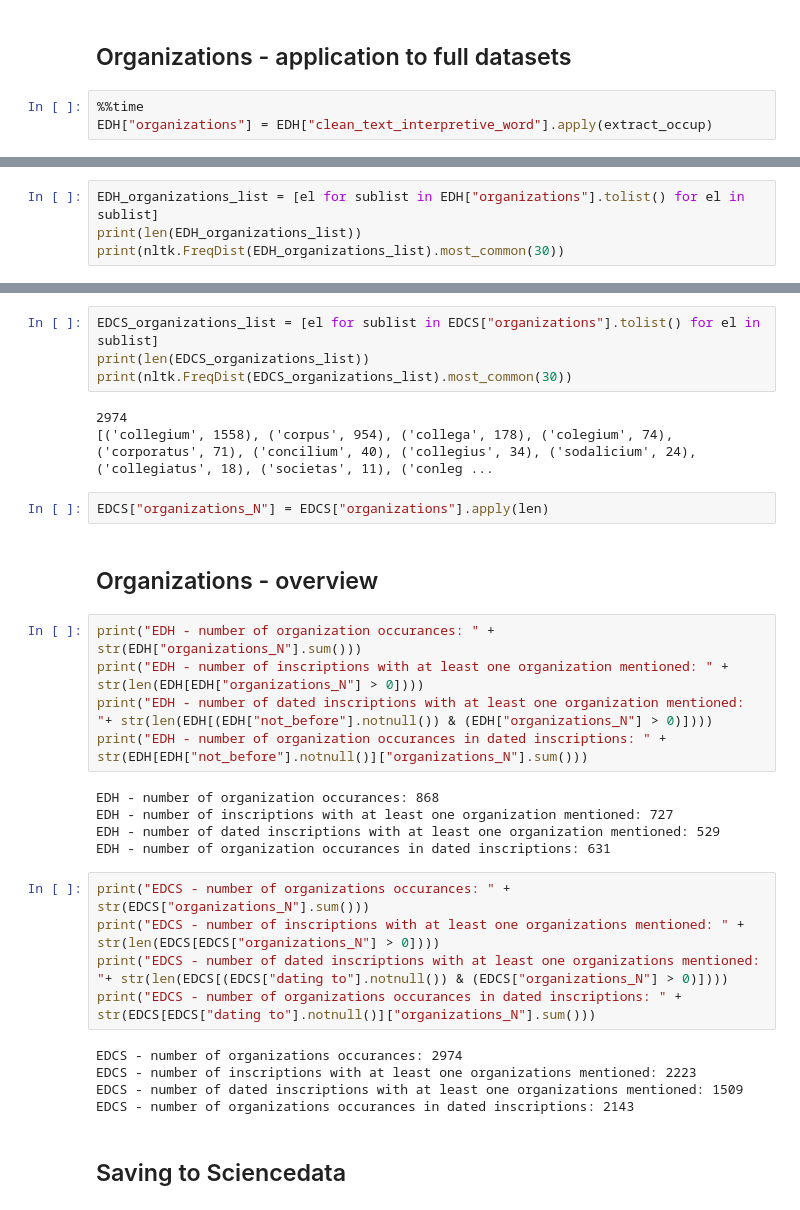
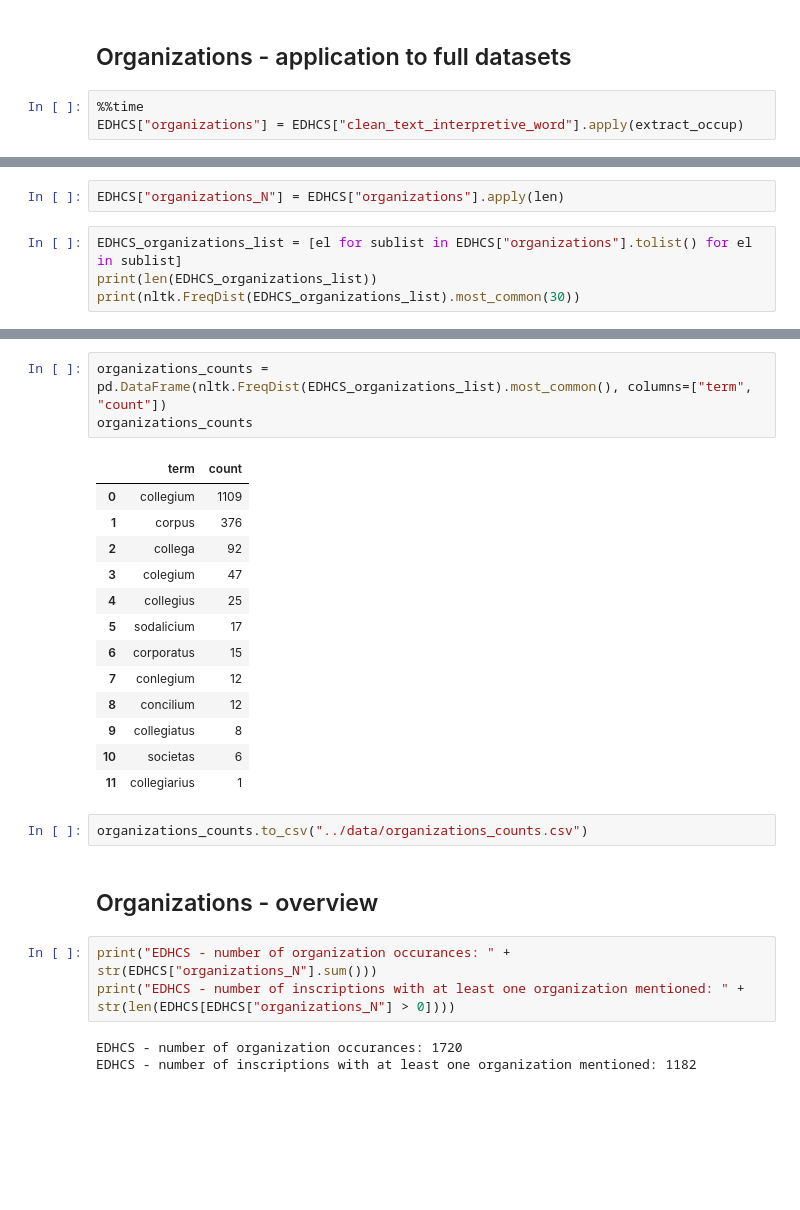
Before and after one commit to sdam-au/LI_ETL, a Jupyter notebook: scripts/4_EXTRACTING-OCCUPATIONS&ORGANIZATIONS.ipynb, the cells around one changed output, grey strips where cells are left out. Drawn from its saved outputs; the diff is of its cells as text; blank space fills up the shorter version.

```diff
--- a/scripts/4_EXTRACTING-OCCUPATIONS&ORGANIZATIONS.ipynb
+++ b/scripts/4_EXTRACTING-OCCUPATIONS&ORGANIZATIONS.ipynb
@@ -276,5 +223,5 @@ set_with_dataframe(occupations.add_worksheet("EDH_orgs_sample", 1, 1), EDH_occup
 ## Organizations - application to full datasets
 # %%
 %%time
-EDH["organizations"] = EDH["clean_text_interpretive_word"].apply(extract_occup)
+EDHCS["organizations"] = EDHCS["clean_text_interpretive_word"].apply(extract_occup)
 # %% [output]
@@ -283,5 +230,7 @@ Wall time: 1.18 s
+# %%
+EDHCS["organizations_N"] = EDHCS["organizations"].apply(len)
 # %%
-EDH_organizations_list = [el for sublist in EDH["organizations"].tolist() for el in sublist]
-print(len(EDH_organizations_list))
-print(nltk.FreqDist(EDH_organizations_list).most_common(30))
+EDHCS_organizations_list = [el for sublist in EDHCS["organizations"].tolist() for el in sublist]
+print(len(EDHCS_organizations_list))
+print(nltk.FreqDist(EDHCS_organizations_list).most_common(30))
 # %% [output]
@@ -298,33 +239,27 @@ Wall time: 4.28 s
-# %%
-EDCS_organizations_list = [el for sublist in EDCS["organizations"].tolist() for el in sublist]
-print(len(EDCS_organizations_list))
-print(nltk.FreqDist(EDCS_organizations_list).most_common(30))
-# %% [output]
-2974
-[('collegium', 1558), ('corpus', 954), ('collega', 178), ('colegium', 74), ('corporatus', 71), ('concilium', 40), ('collegius', 34), ('sodalicium', 24), ('collegiatus', 18), ('societas', 11), ('conleg ...
-# %%
-EDCS["organizations_N"] = EDCS["organizations"].apply(len)
+# %%
+organizations_counts = pd.DataFrame(nltk.FreqDist(EDHCS_organizations_list).most_common(), columns=["term", "count"])
+organizations_counts
+# %% [output]
+|  | term | count |
+| 0 | collegium | 1109 |
+| 1 | corpus | 376 |
+| 2 | collega | 92 |
+| 3 | colegium | 47 |
+| 4 | collegius | 25 |
+| 5 | sodalicium | 17 |
+| 6 | corporatus | 15 |
+| 7 | conlegium | 12 |
+| 8 | concilium | 12 |
+| 9 | collegiatus | 8 |
+| 10 | societas | 6 |
+| 11 | collegiarius | 1 |
+# %%
+organizations_counts.to_csv("../data/organizations_counts.csv")
 # %% [markdown]
 ## Organizations - overview
 # %%
-print("EDH - number of organization occurances: " + str(EDH["organizations_N"].sum()))
-print("EDH - number of inscriptions with at least one organization mentioned: " + str(len(EDH[EDH["organizations_N"] > 0])))
-print("EDH - number of dated inscriptions with at least one organization mentioned: "+ str(len(EDH[(EDH["not_before"].notnull()) & (EDH["organizations_N"] > 0)])))
-print("EDH - number of organization occurances in dated inscriptions: " + str(EDH[EDH["not_before"].notnull()]["organizations_N"].sum()))
+print("EDHCS - number of organization occurances: " + str(EDHCS["organizations_N"].sum()))
+print("EDHCS - number of inscriptions with at least one organization mentioned: " + str(len(EDHCS[EDHCS["organizations_N"] > 0])))
 # %% [output]
-EDH - number of organization occurances: 868
-EDH - number of inscriptions with at least one organization mentioned: 727
-EDH - number of dated inscriptions with at least one organization mentioned: 529
-EDH - number of organization occurances in dated inscriptions: 631
+EDHCS - number of organization occurances: 1720
+EDHCS - number of inscriptions with at least one organization mentioned: 1182
-# %%
-print("EDCS - number of organizations occurances: " + str(EDCS["organizations_N"].sum()))
-print("EDCS - number of inscriptions with at least one organizations mentioned: " + str(len(EDCS[EDCS["organizations_N"] > 0])))
-print("EDCS - number of dated inscriptions with at least one organizations mentioned: "+ str(len(EDCS[(EDCS["dating to"].notnull()) & (EDCS["organizations_N"] > 0)])))
-print("EDCS - number of organizations occurances in dated inscriptions: " + str(EDCS[EDCS["dating to"].notnull()]["organizations_N"].sum()))
-# %% [output]
-EDCS - number of organizations occurances: 2974
-EDCS - number of inscriptions with at least one organizations mentioned: 2223
-EDCS - number of dated inscriptions with at least one organizations mentioned: 1509
-EDCS - number of organizations occurances in dated inscriptions: 2143
-# %% [markdown]
-## Saving to Sciencedata
```
Also changed, not shown: parts of 33 cells of this notebook, 5 other files.
